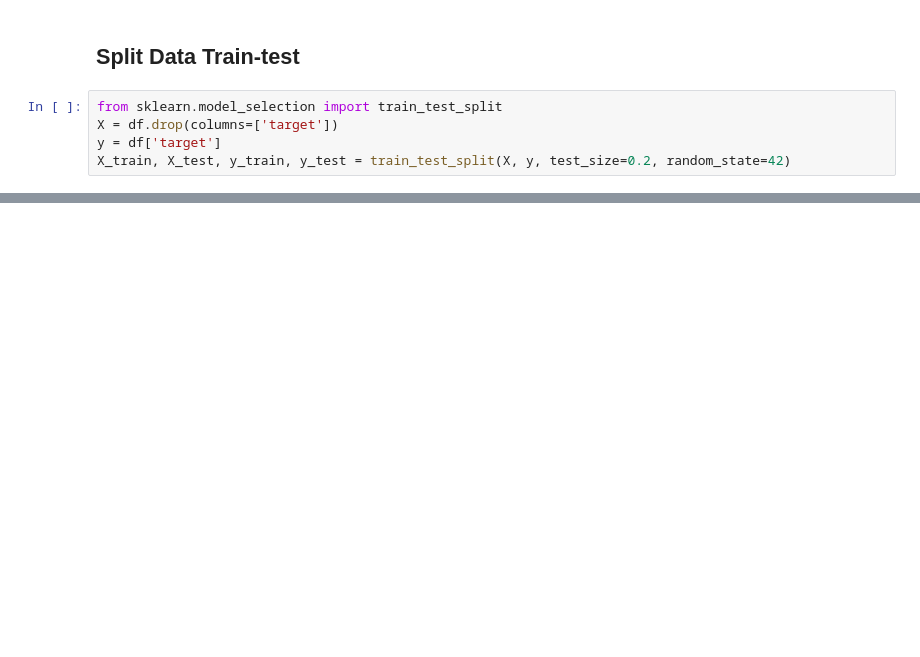
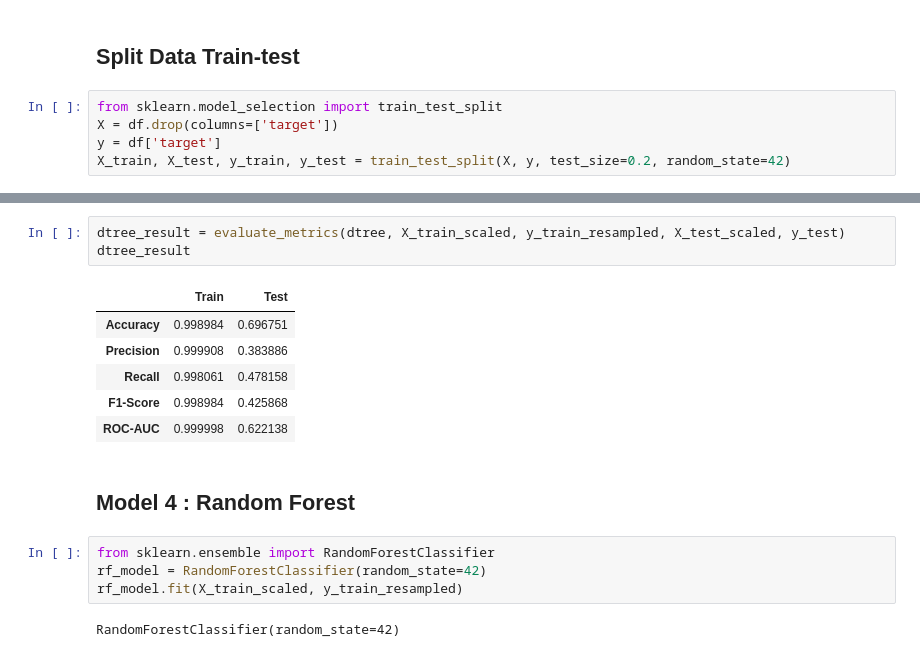
Before and after one commit to Refdinal/insight-hustler, a Jupyter notebook: stages/stage_3/Stage3_Modelling.ipynb, the cells around one changed output, grey strips where cells are left out. Saved outputs shown, nothing was run; the diff lists cells and outputs as text; blank space fills up the shorter version.

```diff
--- a/stages/stage_3/Stage3_Modelling.ipynb
+++ b/stages/stage_3/Stage3_Modelling.ipynb
@@ -45,0 +145,18 @@ X_train.shape
+# %%
+dtree_result = evaluate_metrics(dtree, X_train_scaled, y_train_resampled, X_test_scaled, y_test)
+dtree_result
+# %% [output]
+|  | Train | Test |
+| Accuracy | 0.998984 | 0.696751 |
+| Precision | 0.999908 | 0.383886 |
+| Recall | 0.998061 | 0.478158 |
+| F1-Score | 0.998984 | 0.425868 |
+| ROC-AUC | 0.999998 | 0.622138 |
+# %% [markdown]
+## Model 4 : Random Forest
+# %%
+from sklearn.ensemble import RandomForestClassifier
+rf_model = RandomForestClassifier(random_state=42)
+rf_model.fit(X_train_scaled, y_train_resampled)
+# %% [output]
+RandomForestClassifier(random_state=42)
```
Also changed, not shown: parts of 29 cells of this notebook.
